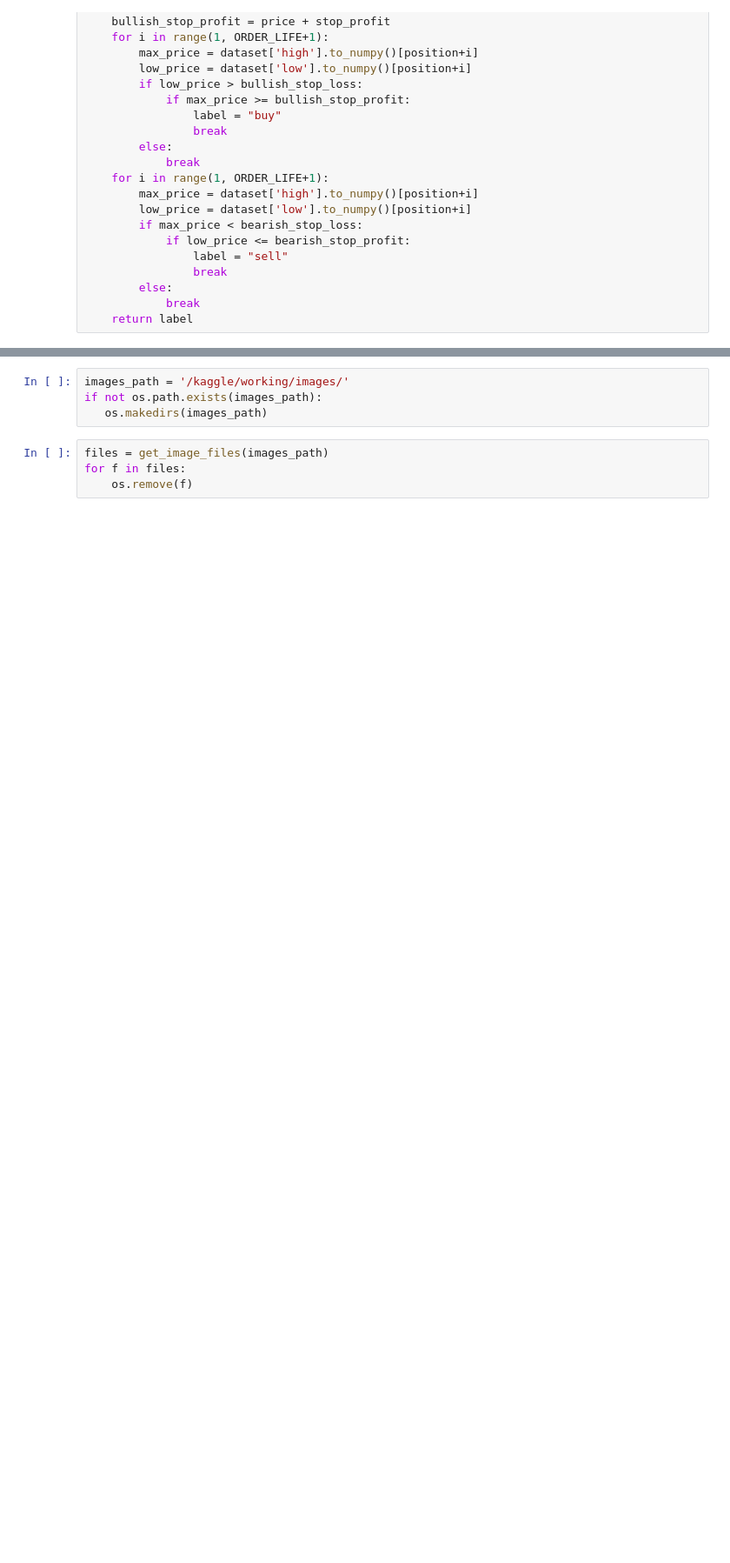
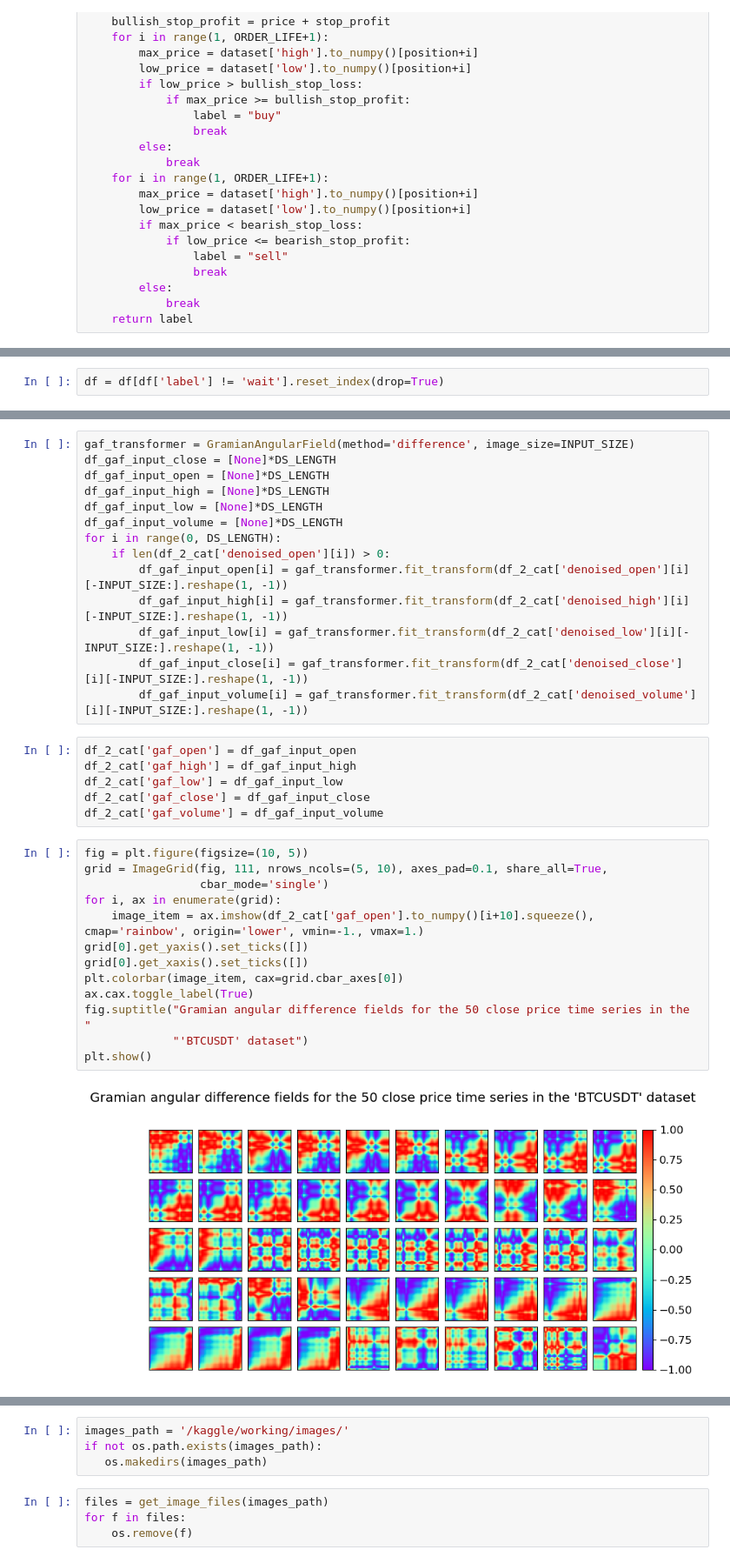
Before and after one commit to Neuron-Sages/neusa-py, a Jupyter notebook: neusa-fastai.ipynb, the cells around one changed output, grey strips where cells are left out. Shown at 87% size. Saved outputs shown, nothing was run; the diff lists cells and outputs as text; blank space fills up the shorter version.

```diff
--- a/neusa-fastai.ipynb
+++ b/neusa-fastai.ipynb
@@ -179,0 +167,2 @@ def downsample():
+# %%
+df = df[df['label'] != 'wait'].reset_index(drop=True)
@@ -180 +208,36 @@ def downsample():
+# %%
+gaf_transformer = GramianAngularField(method='difference', image_size=INPUT_SIZE)
+df_gaf_input_close = [None]*DS_LENGTH
+df_gaf_input_open = [None]*DS_LENGTH
+df_gaf_input_high = [None]*DS_LENGTH
+df_gaf_input_low = [None]*DS_LENGTH
+df_gaf_input_volume = [None]*DS_LENGTH
+for i in range(0, DS_LENGTH):
+    if len(df_2_cat['denoised_open'][i]) > 0:
+        df_gaf_input_open[i] = gaf_transformer.fit_transform(df_2_cat['denoised_open'][i][-INPUT_SIZE:].reshape(1, -1))
+        df_gaf_input_high[i] = gaf_transformer.fit_transform(df_2_cat['denoised_high'][i][-INPUT_SIZE:].reshape(1, -1))
+        df_gaf_input_low[i] = gaf_transformer.fit_transform(df_2_cat['denoised_low'][i][-INPUT_SIZE:].reshape(1, -1))
+        df_gaf_input_close[i] = gaf_transformer.fit_transform(df_2_cat['denoised_close'][i][-INPUT_SIZE:].reshape(1, -1))
+        df_gaf_input_volume[i] = gaf_transformer.fit_transform(df_2_cat['denoised_volume'][i][-INPUT_SIZE:].reshape(1, -1))
+# %%
+df_2_cat['gaf_open'] = df_gaf_input_open
+df_2_cat['gaf_high'] = df_gaf_input_high
+df_2_cat['gaf_low'] = df_gaf_input_low
+df_2_cat['gaf_close'] = df_gaf_input_close
+df_2_cat['gaf_volume'] = df_gaf_input_volume
+# %%
+fig = plt.figure(figsize=(10, 5))
+grid = ImageGrid(fig, 111, nrows_ncols=(5, 10), axes_pad=0.1, share_all=True,
+                 cbar_mode='single')
+for i, ax in enumerate(grid):
+    image_item = ax.imshow(df_2_cat['gaf_open'].to_numpy()[i+10].squeeze(), cmap='rainbow', origin='lower', vmin=-1., vmax=1.)
+grid[0].get_yaxis().set_ticks([])
+grid[0].get_xaxis().set_ticks([])
+plt.colorbar(image_item, cax=grid.cbar_axes[0])
+ax.cax.toggle_label(True)
+fig.suptitle("Gramian angular difference fields for the 50 close price time series in the "
+             "'BTCUSDT' dataset")
+plt.show()
+# %% [output]
+[figure, added]
 # %%
```
Also changed, not shown: parts of 30 cells of this notebook, 2 other files.
